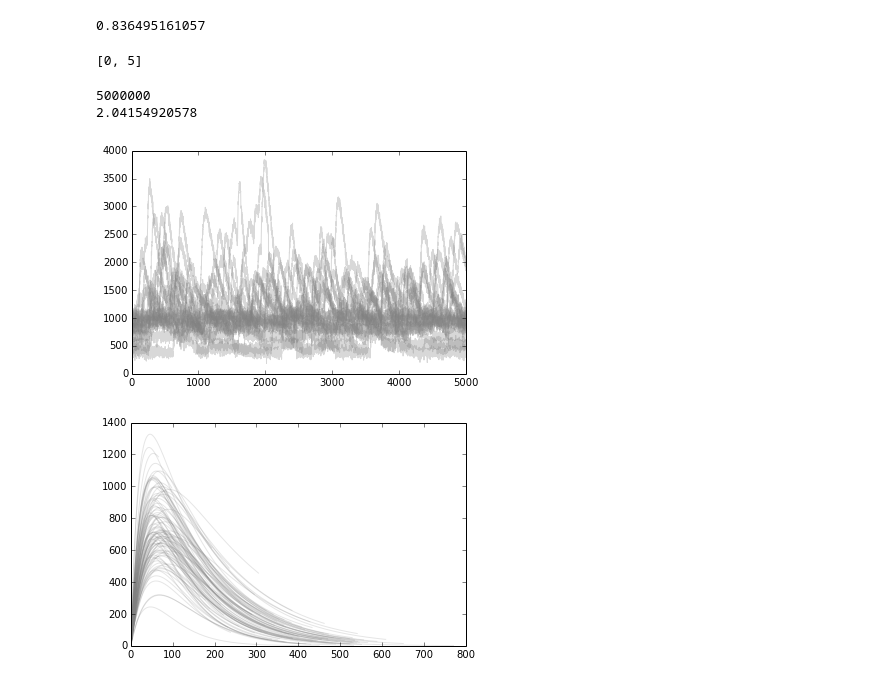
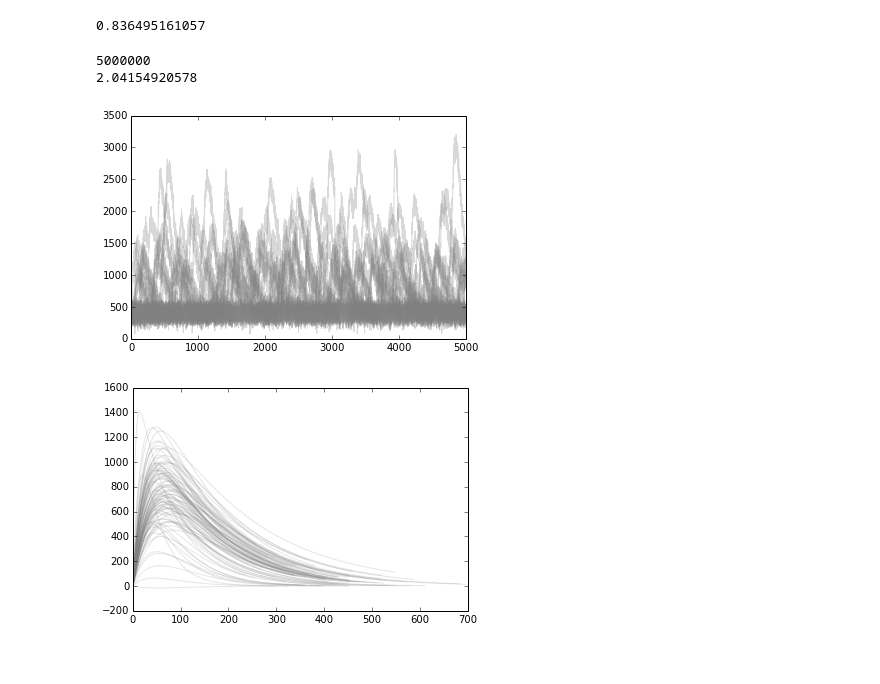
Before and after one commit to zmoldir/cal_neuroim, a Jupyter notebook: MAstuff_testbook.ipynb, the cells around one changed output. Drawn from its saved outputs; the diff is of its cells as text; code cells hidden in the pictures.

```diff
--- a/MAstuff_testbook.ipynb
+++ b/MAstuff_testbook.ipynb
@@ -13,9 +13,7 @@ print time.time() - startTime
 # %% [output]
 0.836495161057
 # %%
-range(0,10,5)
+np.arange(0,10,5).resize(0)
-# %% [output]
-[0, 5]
 # %%
 couner = 0
 startTime = time.time()
@@ -31,37 +29,43 @@ print (time.time()-startTime)
 # %%
 #code used for creation of set1 of simulated data
 
 def alphaKernel (t, A,t_A,t_B):
     return np.float64(A*(np.exp(-t/t_A)-np.exp(-t/t_B)))
 
 xMatrix = np.ndarray(shape=(5000,20),dtype='float32')
 apList = []
 for i in np.nditer(xMatrix,order='F',flags=['external_loop'],op_flags=['writeonly']):
     localAPlist = []
-    xtest = np.repeat(400,5000.)*np.random.normal(loc=2,scale=0.5)
-    xnoise = 50. * np.random.normal(size = xtest.size)
+    xtest = np.repeat(400,5000.)
+    xnoise = 80. * np.random.normal(size = xtest.size)
     xtest = xtest +xnoise
     apNumber = int(np.random.normal(loc=4,scale = 2)*3)
 
     for j in range(apNumber):
         xdata = np.arange(0,int(400*np.random.normal(loc=1,scale=0.3)),1.)
         y = (alphaKernel(xdata,np.random.normal(loc=5,scale=0.3) * 400,
                         30* np.random.normal(loc=4,scale=1),10*np.random.normal(loc=4,scale=1)))
         APposition = int(np.random.sample(size=1)* 5000)
         localAPlist.append(APposition)
-        if(APposition + y.size > xtest.size):
+        APend = APposition + y.size
+        if(APend > xtest.size):
             y.resize(xtest.size-APposition)
-        xtest[APposition:APposition + y.size] = xtest[APposition:APposition + y.size] + y
+        xtest[APposition:APend] = xtest[APposition:APend] + y
+        if (APend < 4999 and xtest[APend] - xtest[APend+1] > 80 ):
+            corrector = np.arange(xtest[APend] - xtest[APend+1],0,-10)
+            if(APend+ corrector.size > xtest.size):
+                corrector.resize(xtest.size-APend)
+            xtest[APend:APend+corrector.size] = xtest[APend:APend+corrector.size] + corrector
     i[...] = xtest
     plt.plot(xtest,'grey',alpha=0.3)
     apList.append(sorted(localAPlist))
 plt.show()
 np.savetxt('/home/maximilian/unistuff/paris_ens/cal_neuroim/simdata/set1',xMatrix,delimiter=',',fmt='%4.6f')
 
 df = pd.DataFrame(apList)
 df.to_csv('/home/maximilian/unistuff/paris_ens/cal_neuroim/simdata/apTimings.csv')
 # %% [output]
-[figure, old version]
+[figure, new version]
 # %%
 for i in range(100):
     xdata = np.arange(0,int(400*np.random.normal(loc=1,scale=0.3)),1.)
@@ -70,4 +74,4 @@ for i in range(100):
     plt.plot(y,'grey',alpha=0.2)
 plt.show()
 # %% [output]
-[figure, old version]
+[figure, new version]
```
